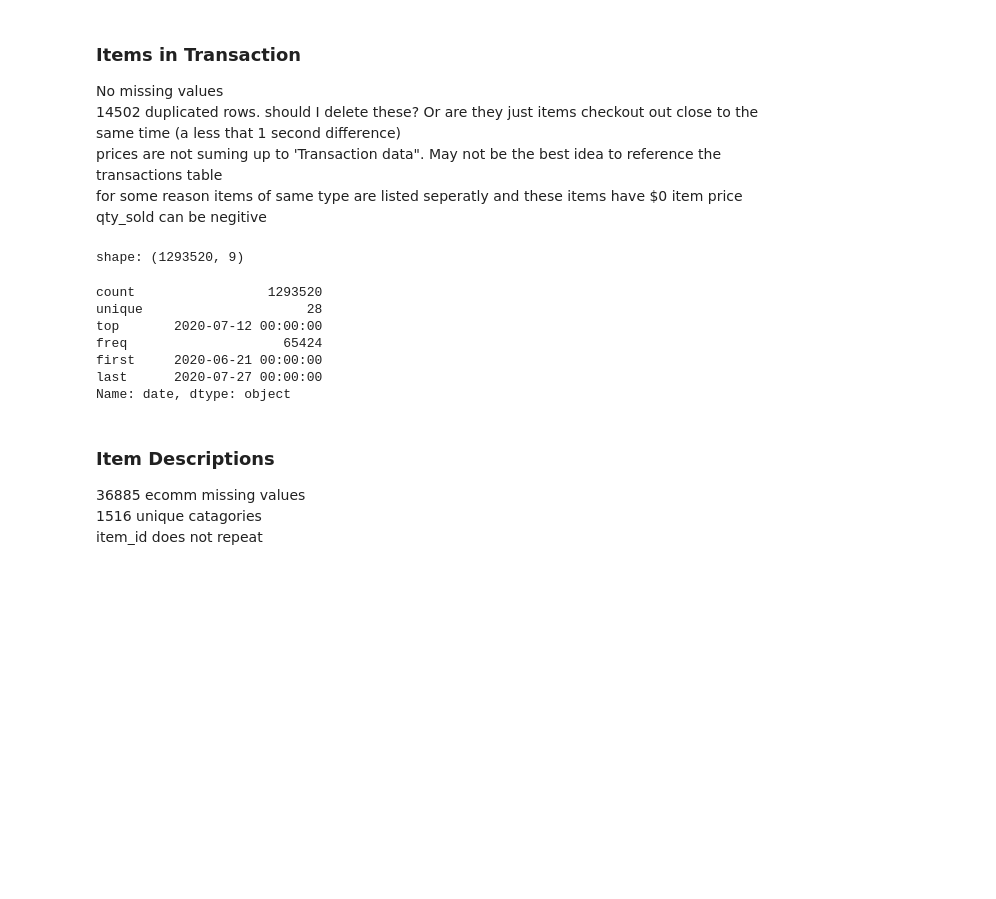
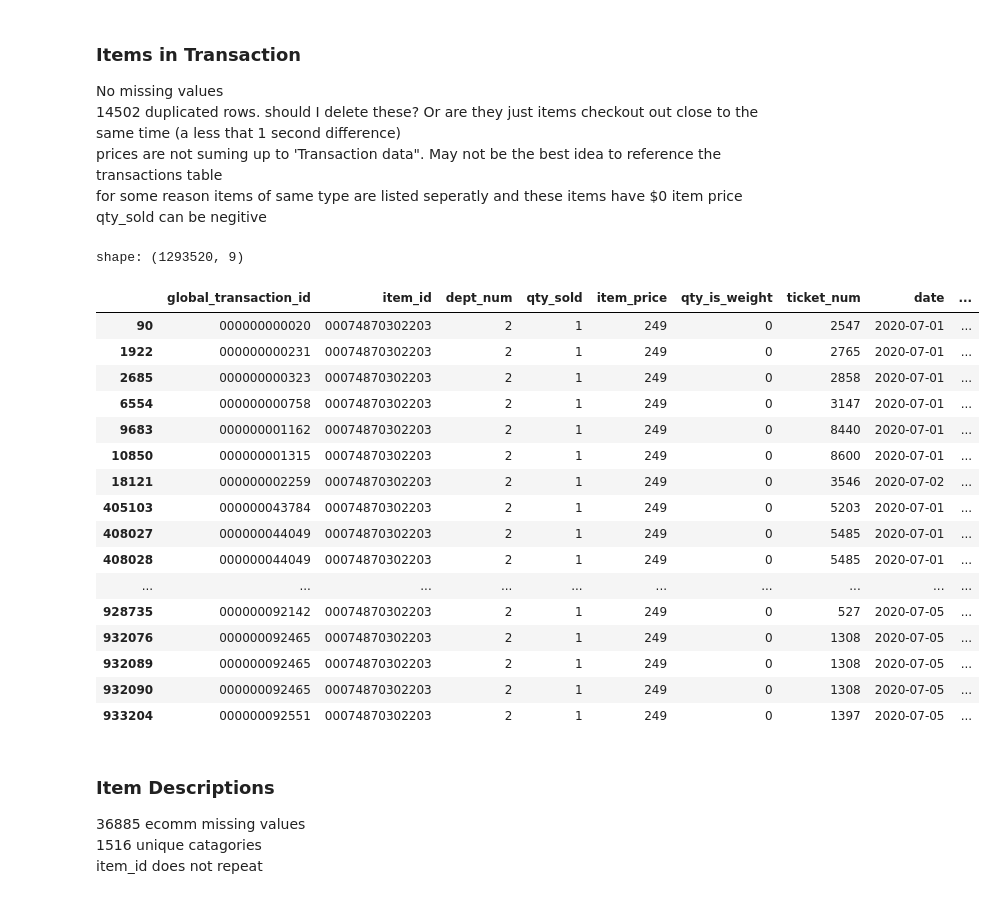
Before and after one commit to whgiles/ncr_project, a Jupyter notebook: DataExploration/data_exploration.ipynb, the cells around one changed output. Drawn from its saved outputs; the diff is of its cells as text; code cells hidden in the pictures; blank space fills up the shorter version.

```diff
--- a/DataExploration/data_exploration.ipynb
+++ b/DataExploration/data_exploration.ipynb
@@ -68,31 +68,41 @@ qty_sold can be negitive <br>
 # %%
 item_transaction_data = pd.read_csv(data_path + "items_transactions.csv", dtype=str)
 item_transaction_data['dept_num'] = pd.to_numeric(item_transaction_data.dept_num)
 item_transaction_data['qty_sold'] = pd.to_numeric(item_transaction_data.qty_sold)
 item_transaction_data['item_price'] = pd.to_numeric(item_transaction_data.item_price)
 item_transaction_data['qty_is_weight'] = pd.to_numeric(item_transaction_data.qty_is_weight)
 item_transaction_data['date'] = pd.to_datetime(item_transaction_data.date)
 
 print(f"shape: {item_transaction_data.shape}")
 
 # Finding the number of duplicated rows
 #item_transaction_data.duplicated(keep='last')[item_transaction_data.duplicated() == True]
 # item_transaction_data.iloc[448]
 # item_transaction_data[item_transaction_data.global_transaction_id == "000000000061"]
 
 # df = item_transaction_data.groupby('global_transaction_id').sum()
 # df
 
-item_transaction_data.date.describe()
+item_transaction_data[item_transaction_data.item_id == '00074870302203']
 # %% [output]
 shape: (1293520, 9)
-count                 1293520
-unique                     28
-top       2020-07-12 00:00:00
-freq                    65424
-first     2020-06-21 00:00:00
-last      2020-07-27 00:00:00
-Name: date, dtype: object
+|  | global_transaction_id | item_id | dept_num | qty_sold | item_price | qty_is_weight | ticket_num | date | ... |
+| 90 | 000000000020 | 00074870302203 | 2 | 1 | 249 | 0 | 2547 | 2020-07-01 | ... |
+| 1922 | 000000000231 | 00074870302203 | 2 | 1 | 249 | 0 | 2765 | 2020-07-01 | ... |
+| 2685 | 000000000323 | 00074870302203 | 2 | 1 | 249 | 0 | 2858 | 2020-07-01 | ... |
+| 6554 | 000000000758 | 00074870302203 | 2 | 1 | 249 | 0 | 3147 | 2020-07-01 | ... |
+| 9683 | 000000001162 | 00074870302203 | 2 | 1 | 249 | 0 | 8440 | 2020-07-01 | ... |
+| 10850 | 000000001315 | 00074870302203 | 2 | 1 | 249 | 0 | 8600 | 2020-07-01 | ... |
+| 18121 | 000000002259 | 00074870302203 | 2 | 1 | 249 | 0 | 3546 | 2020-07-02 | ... |
+| 405103 | 000000043784 | 00074870302203 | 2 | 1 | 249 | 0 | 5203 | 2020-07-01 | ... |
+| 408027 | 000000044049 | 00074870302203 | 2 | 1 | 249 | 0 | 5485 | 2020-07-01 | ... |
+| 408028 | 000000044049 | 00074870302203 | 2 | 1 | 249 | 0 | 5485 | 2020-07-01 | ... |
+| ... | ... | ... | ... | ... | ... | ... | ... | ... | ... |
+| 928735 | 000000092142 | 00074870302203 | 2 | 1 | 249 | 0 | 527 | 2020-07-05 | ... |
+| 932076 | 000000092465 | 00074870302203 | 2 | 1 | 249 | 0 | 1308 | 2020-07-05 | ... |
+| 932089 | 000000092465 | 00074870302203 | 2 | 1 | 249 | 0 | 1308 | 2020-07-05 | ... |
+| 932090 | 000000092465 | 00074870302203 | 2 | 1 | 249 | 0 | 1308 | 2020-07-05 | ... |
+| 933204 | 000000092551 | 00074870302203 | 2 | 1 | 249 | 0 | 1397 | 2020-07-05 | ... |
 # %% [markdown]
 ### Item Descriptions
 <p>
```
Also changed, not shown: parts of 2 cells of this notebook, 4 other files.
